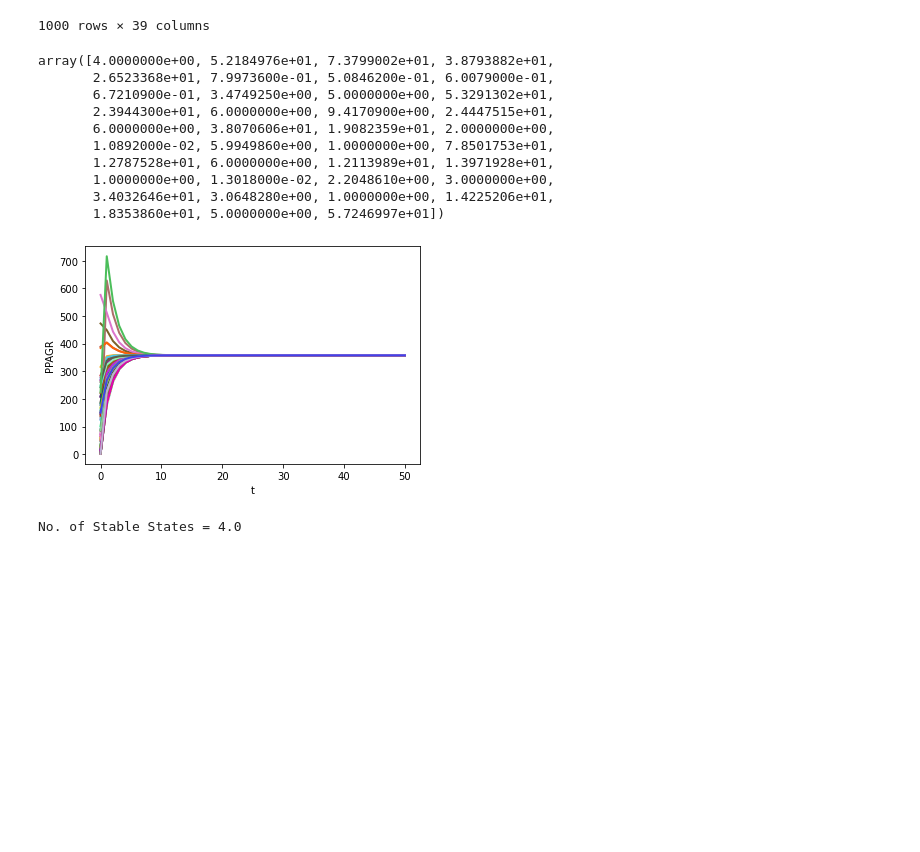
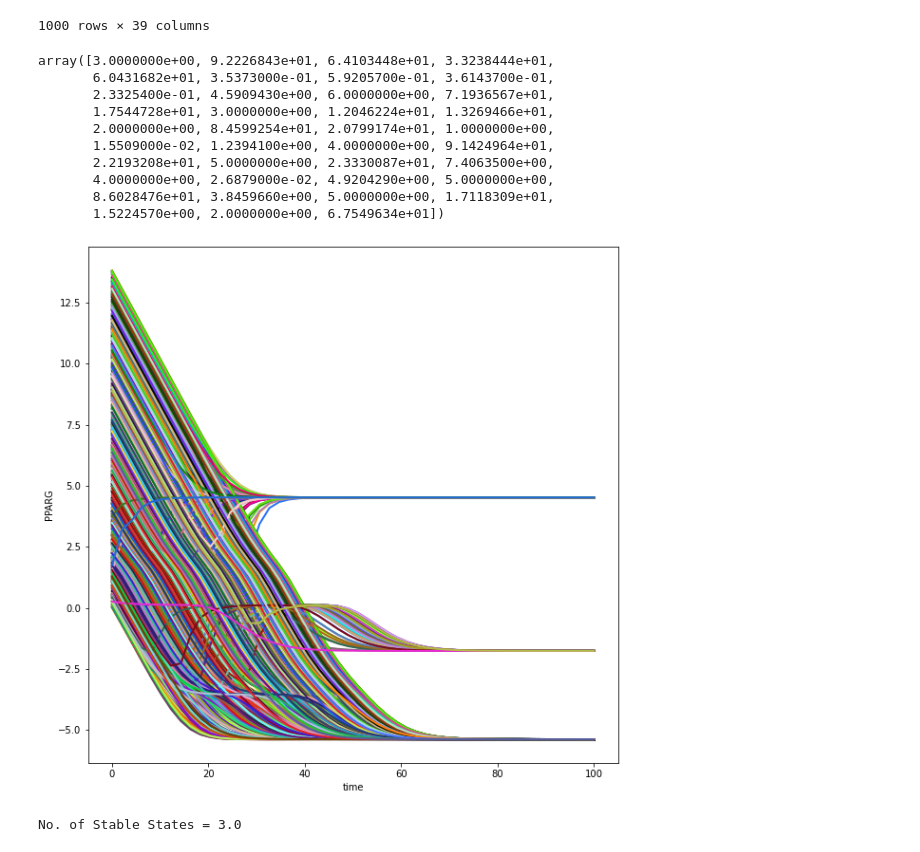
Before and after one commit to parthagrawal02/nafld-results, a Jupyter notebook: Figure3-Results.ipynb, the cells around one changed output. Saved outputs shown, nothing was run; the diff lists cells and outputs as text; code cells hidden in the pictures; blank space fills up the shorter version.

```diff
--- a/Figure3-Results.ipynb
+++ b/Figure3-Results.ipynb
@@ -5,6 +5,8 @@ from scipy.integrate import odeint
 import matplotlib.pyplot as plt
 import seaborn as sns;
 import random
+from scipy import integrate
+plt.rcParams['figure.figsize'] = [10, 10]
 # %%
 name = []
 for i in range(0,39):
@@ -34,14 +36,19 @@ def hill(X,X0,l,n):
 
     H = l*Hplus + Hminus
 
+    if l>1:
+        H = H/l
     return H
 # %%
+dh1dt = 0
+dh4dt = 0
+dsrdt = 0
+dppdt = 0
+
 def par(x):
     parm = data.iloc[x].to_numpy()
     return parm
-
-parm = par(999)
-
+parm = par(0)
 def f(s,t):
 
     h4 = s[0]
@@ -98,10 +105,11 @@ def f(s,t):
     nsrtosr = parm[37]
     lsrtosr = parm[38]
 
+
     Hh4toh1 = hill(h4,trdh4toh1,lh4toh1,nh4toh1)
     Hh1toh1 = hill(h1,trdh1toh1,lh1toh1,nh1toh1)
     Hh1toh4 = hill(h1,trdh1toh4,lh1toh4,nh1toh4)
-    Hh4toh4 = hill(h4,trdh4toh4,lh4toh4,nh4toh4)
+    Hh4toh4 = hill(h1,trdh4toh4,lh4toh4,nh4toh4)
 
     Hsrtopp = hill(sr,trdsrtopp,lsrtopp,nsrtopp)
     Hpptosr = hill(pp,trdpptosr,lpptosr,npptosr)
@@ -110,6 +118,7 @@ def f(s,t):
 
     Hsrtoh4 = hill(sr,trdsrtoh4,lsrtoh4,nsrtoh4)
     Hh1topp = hill(h1,trdh1topp,lh1topp,nh1topp)
+
 
     #Equations
 
@@ -122,33 +131,32 @@ def f(s,t):
 
 parm
 # %% [output]
-array([4.0000000e+00, 5.2184976e+01, 7.3799002e+01, 3.8793882e+01,
-       2.6523368e+01, 7.9973600e-01, 5.0846200e-01, 6.0079000e-01,
-       6.7210900e-01, 3.4749250e+00, 5.0000000e+00, 5.3291302e+01,
-       2.3944300e+01, 6.0000000e+00, 9.4170900e+00, 2.4447515e+01,
-       6.0000000e+00, 3.8070606e+01, 1.9082359e+01, 2.0000000e+00,
-       1.0892000e-02, 5.9949860e+00, 1.0000000e+00, 7.8501753e+01,
-       1.2787528e+01, 6.0000000e+00, 1.2113989e+01, 1.3971928e+01,
-       1.0000000e+00, 1.3018000e-02, 2.2048610e+00, 3.0000000e+00,
-       3.4032646e+01, 3.0648280e+00, 1.0000000e+00, 1.4225206e+01,
-       1.8353860e+01, 5.0000000e+00, 5.7246997e+01])
+array([3.0000000e+00, 9.2226843e+01, 6.4103448e+01, 3.3238444e+01,
+       6.0431682e+01, 3.5373000e-01, 5.9205700e-01, 3.6143700e-01,
+       2.3325400e-01, 4.5909430e+00, 6.0000000e+00, 7.1936567e+01,
+       1.7544728e+01, 3.0000000e+00, 1.2046224e+01, 1.3269466e+01,
+       2.0000000e+00, 8.4599254e+01, 2.0799174e+01, 1.0000000e+00,
+       1.5509000e-02, 1.2394100e+00, 4.0000000e+00, 9.1424964e+01,
+       2.2193208e+01, 5.0000000e+00, 2.3330087e+01, 7.4063500e+00,
+       4.0000000e+00, 2.6879000e-02, 4.9204290e+00, 5.0000000e+00,
+       8.6028476e+01, 3.8459660e+00, 5.0000000e+00, 1.7118309e+01,
+       1.5224570e+00, 2.0000000e+00, 6.7549634e+01])
 # %%
-t = np.linspace(0,50)
-for i in range(1,100):
-    s0 = [2**(10*random.random()),2**(10*random.random()),2**(10*random.random()),2**(10*random.random())]
+t = np.linspace(0,100)
+for i in range(1,1000):
+    s0 = [2**(20*random.uniform(0,1)),2**(20*random.uniform(0,1)),2**(20*random.uniform(0,1)),2**(20*random.uniform(0,1))]
     s = odeint(f,s0,t)
     r = random.random()
     b = random.random()
     g = random.random()
     color = (r, g, b)
 
-    plt.plot(t,s[:,2],c=color, linewidth=2.0)
+    plt.plot(t,np.log(s[:,2]),c=color, linewidth=2.0)
 
-
-plt.xlabel("t")
-plt.ylabel("PPAGR")
+plt.xlabel("time")
+plt.ylabel("PPARG")
 plt.show()
 print("No. of Stable States = {} ".format(parm[0]))
 # %% [output]
-[figure, old version]
+[figure, new version]
-No. of Stable States = 4.0
+No. of Stable States = 3.0
```
Also changed, not shown: parts of 12 cells of this notebook.
